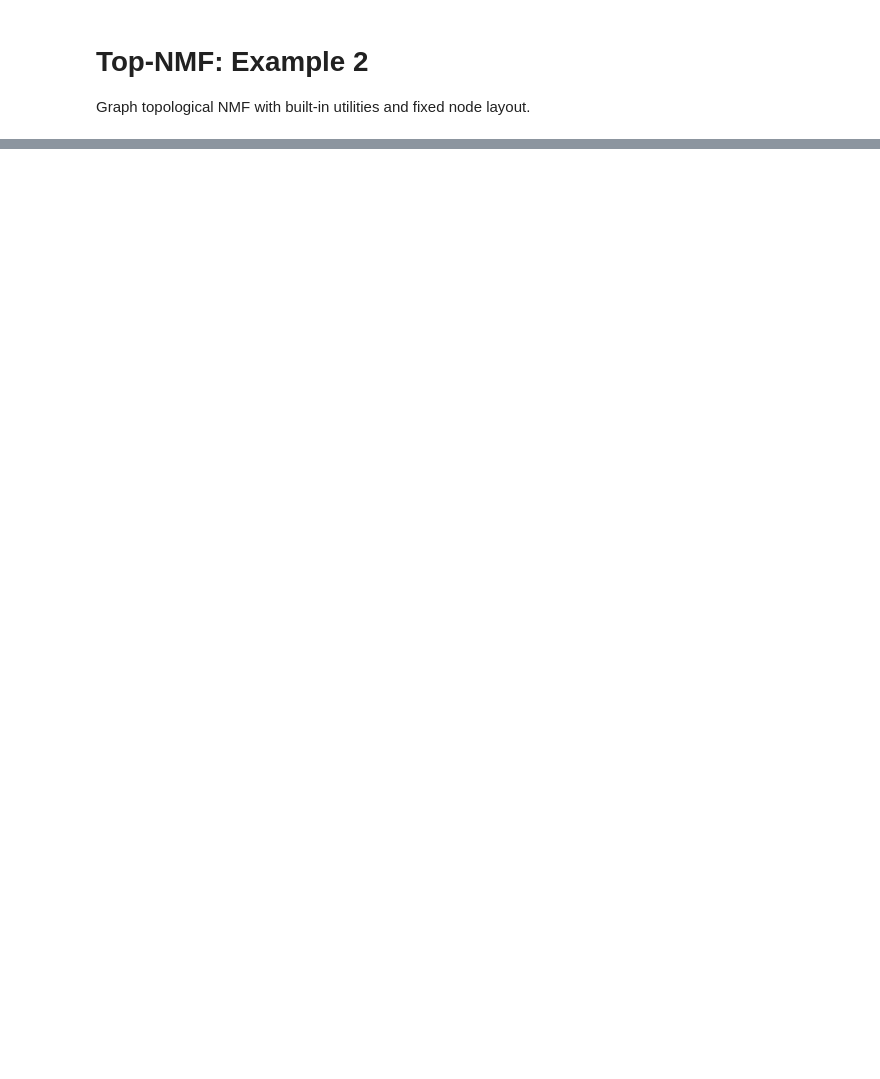
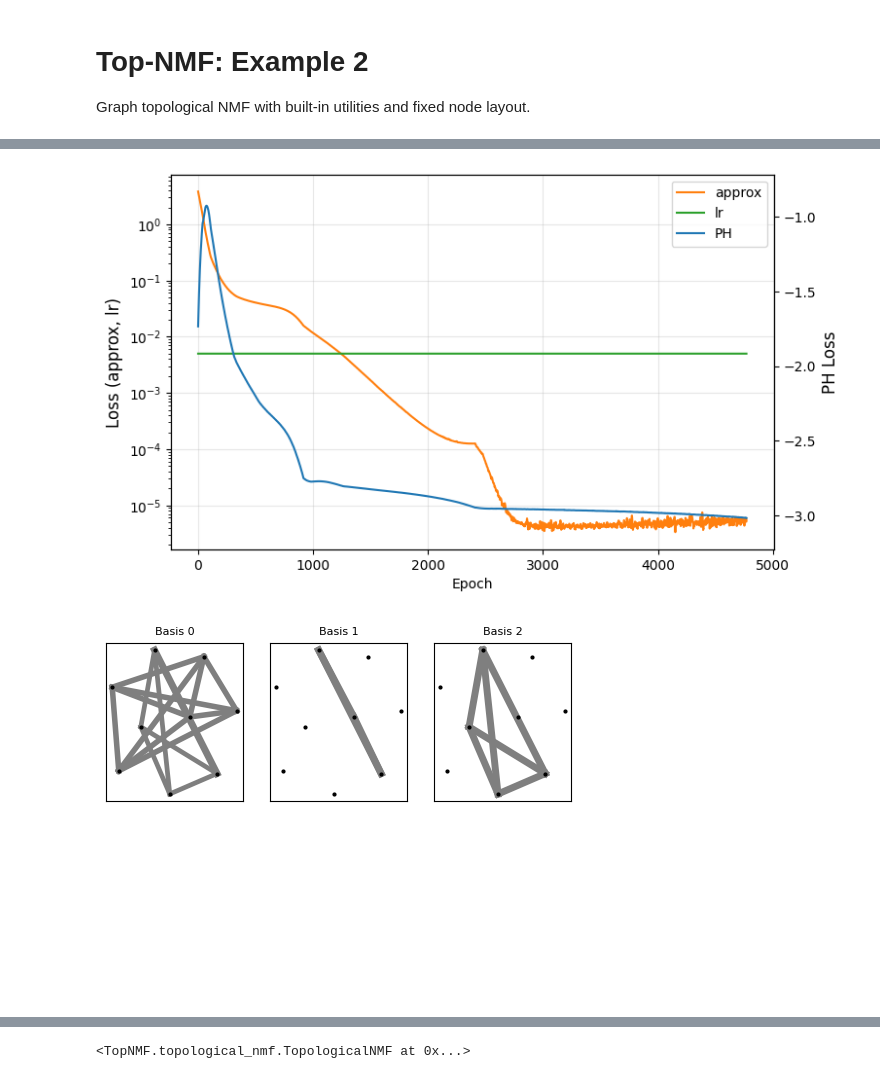
Before and after one commit to shizuo-kaji/TopNMF, a Jupyter notebook: Example 2.ipynb, the cells around one changed output, grey strips where cells are left out. Drawn from its saved outputs; the diff is of its cells as text; code cells hidden in the pictures; blank space fills up the shorter version.

```diff
--- a/Example 2.ipynb
+++ b/Example 2.ipynb
@@ -5,7 +5,8 @@ Graph topological NMF with built-in utilities and fixed node layout.
 import numpy as np
 import torch
 import matplotlib.pyplot as plt
+plt.rcParams['text.usetex'] = False
 import networkx as nx
 from itertools import combinations
 
-from TopNMF import TopologicalNMF, GraphFiltrationPH, plot_loss, plot_PD_graph
+from TopNMF import *
@@ -102,24 +114,35 @@ plot_graphs_fixed(X, all_edges, title='Graph data')
 # %%
 device = 'cpu'
 n_components = 3
 
-ph_complex = GraphFiltrationPH(max_dim=1, superlevel=False)
+ph_complex = GraphFiltrationPH(max_dim=1, superlevel=True)
+
+## specify target PH (or set to None for sparsity)
+target_diagrams = [torch.tensor([[]], dtype=torch.float, device=device, requires_grad=False),torch.tensor([[]], dtype=torch.float, device=device, requires_grad=False)]
+
 model = TopologicalNMF(
     n_components=n_components,
     device=device,
     random_state=43,
     complex=ph_complex,
     use_embedding=False,
+    ph_loss_fn=clique_deviation_loss,
+    ph_loss_params={"alpha": 1.0, 'n_components':n_components}
 )
 
 model.fit(
     X,
-    n_iterations=300,
+    n_iterations=5000,
     lr=0.005,
-    lambda_top=0.05,
+    lambda_top=0.01,
     PH_dims=[0, 1],
     complex_inputs={'all_edges': all_edges},
-    show_plots=['loss', 'PH'],
-    disp_interval=1,
+    show_plots=['loss', 'PH', 'basis'],
+    disp_interval=10,
     verbose=True,
+    target_diagrams=target_diagrams,
+    normalize_V_max = True
 )
+# %% [output]
+[figure, added]
+[figure, added]
@@ -125,0 +150 @@ model.fit(
+<TopNMF.topological_nmf.TopologicalNMF at 0x...>
```
Also changed, not shown: parts of 5 cells of this notebook, 4 other files.
